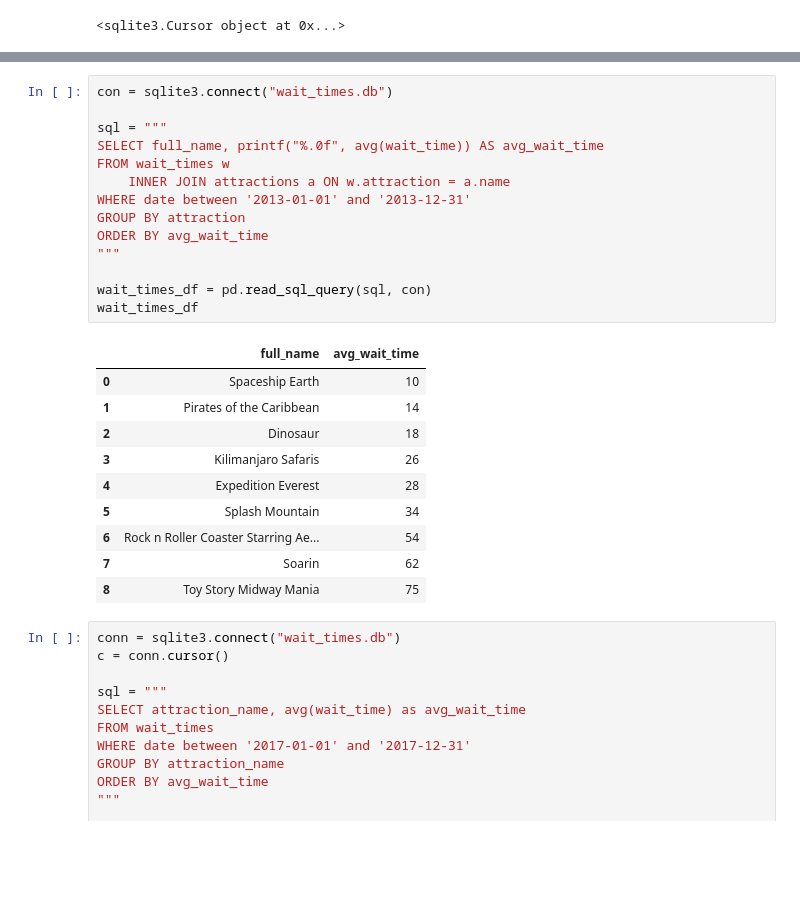
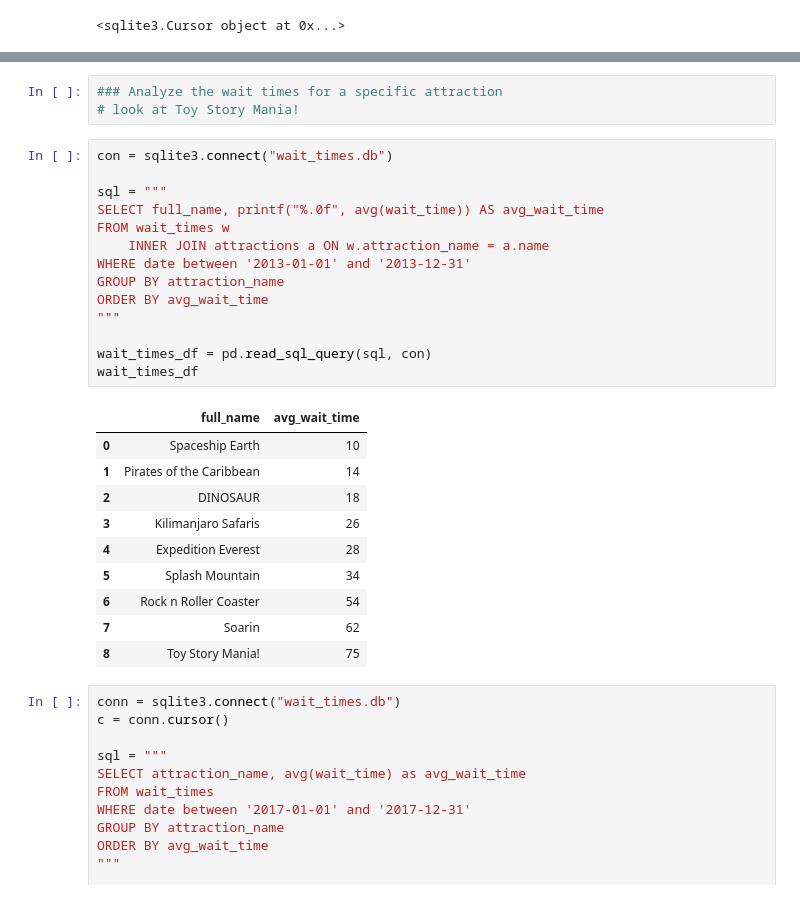
Before and after one commit to jeffkempster/codelouisville, a Jupyter notebook: Disney Wait Times.ipynb, the cells around one changed output, grey strips where cells are left out. Cells and saved outputs as stored; diff of their text form; blank space fills up the shorter version.

```diff
--- a/Disney Wait Times.ipynb
+++ b/Disney Wait Times.ipynb
@@ -367,28 +453,31 @@ wait_times_df
+# %%
+### Analyze the wait times for a specific attraction
+# look at Toy Story Mania!
 # %%
 con = sqlite3.connect("wait_times.db")
 
 sql = """
 SELECT full_name, printf("%.0f", avg(wait_time)) AS avg_wait_time
 FROM wait_times w
-    INNER JOIN attractions a ON w.attraction = a.name
+    INNER JOIN attractions a ON w.attraction_name = a.name
 WHERE date between '2013-01-01' and '2013-12-31'
-GROUP BY attraction
+GROUP BY attraction_name
 ORDER BY avg_wait_time
 """
 
 wait_times_df = pd.read_sql_query(sql, con)
 wait_times_df
 # %% [output]
 |  | full_name | avg_wait_time |
 | 0 | Spaceship Earth | 10 |
 | 1 | Pirates of the Caribbean | 14 |
-| 2 | Dinosaur | 18 |
+| 2 | DINOSAUR | 18 |
 | 3 | Kilimanjaro Safaris | 26 |
 | 4 | Expedition Everest | 28 |
 | 5 | Splash Mountain | 34 |
-| 6 | Rock n Roller Coaster Starring Ae... | 54 |
+| 6 | Rock n Roller Coaster | 54 |
 | 7 | Soarin | 62 |
-| 8 | Toy Story Midway Mania | 75 |
+| 8 | Toy Story Mania! | 75 |
 # %%
 conn = sqlite3.connect("wait_times.db")
 c = conn.cursor()
```
Also changed, not shown: parts of 9 cells of this notebook.
